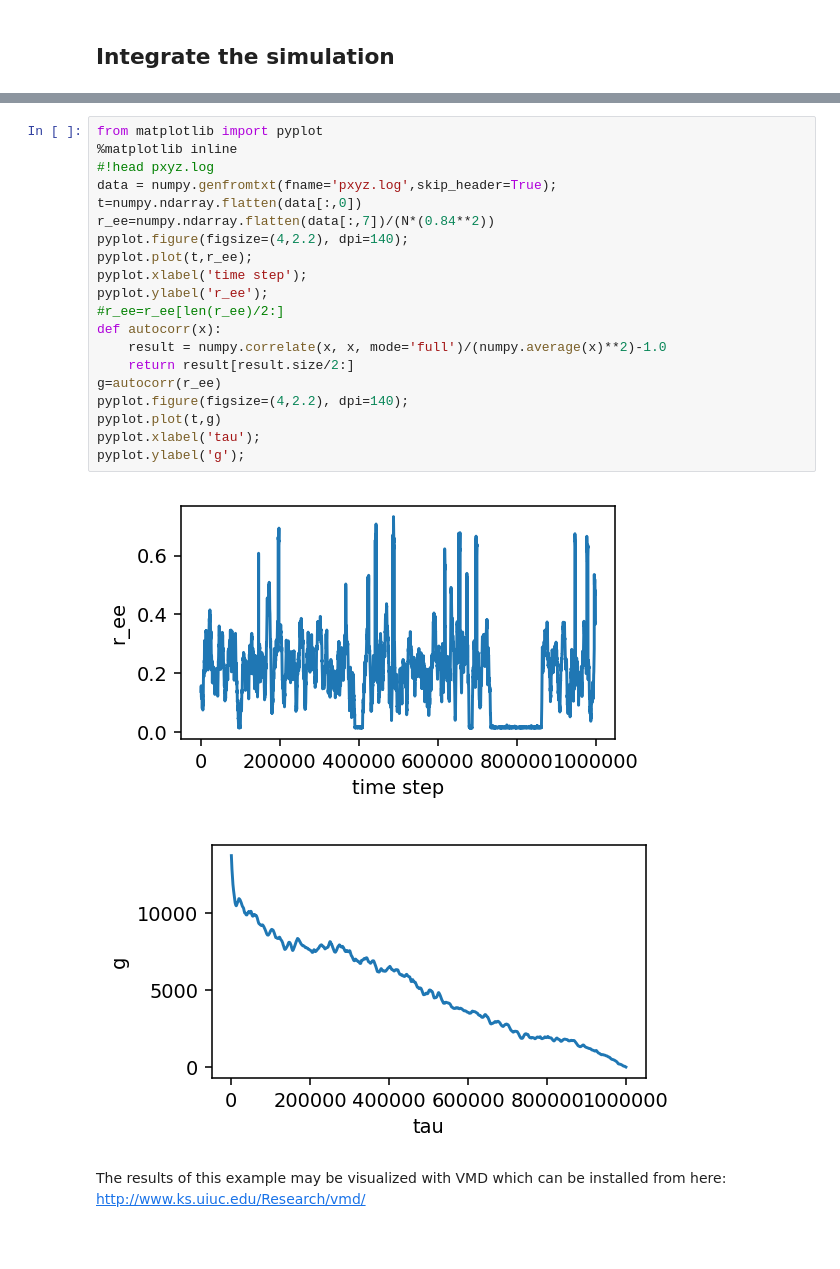
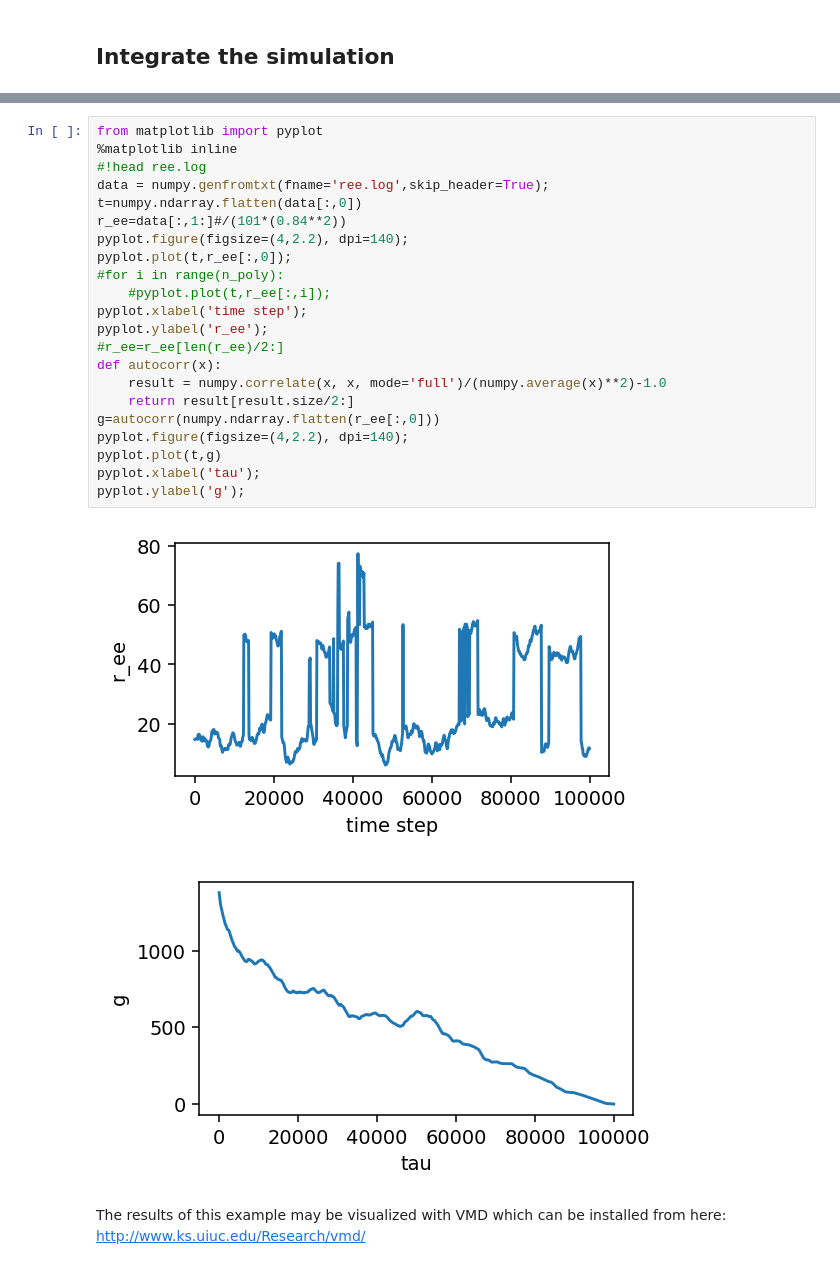
Before and after one commit to mikemhenry/Human-Genome-Model, a Jupyter notebook: create random polymer loop.ipynb, the cells around one changed output, grey strips where cells are left out. Cells and saved outputs as stored; diff of their text form; blank space fills up the shorter version.

```diff
--- a/create random polymer loop.ipynb
+++ b/create random polymer loop.ipynb
@@ -120,26 +123,28 @@ n_min    : 0 / n_max: 10 / n_avg: 0.0207612
 # %%
 from matplotlib import pyplot
 %matplotlib inline
-#!head pxyz.log
-data = numpy.genfromtxt(fname='pxyz.log',skip_header=True);
+#!head ree.log
+data = numpy.genfromtxt(fname='ree.log',skip_header=True);
 t=numpy.ndarray.flatten(data[:,0])
-r_ee=numpy.ndarray.flatten(data[:,7])/(N*(0.84**2))
+r_ee=data[:,1:]#/(101*(0.84**2))
 pyplot.figure(figsize=(4,2.2), dpi=140);
-pyplot.plot(t,r_ee);
+pyplot.plot(t,r_ee[:,0]);
+#for i in range(n_poly):
+    #pyplot.plot(t,r_ee[:,i]);
 pyplot.xlabel('time step');
 pyplot.ylabel('r_ee');
 #r_ee=r_ee[len(r_ee)/2:]
 def autocorr(x):
     result = numpy.correlate(x, x, mode='full')/(numpy.average(x)**2)-1.0
     return result[result.size/2:]
-g=autocorr(r_ee)
+g=autocorr(numpy.ndarray.flatten(r_ee[:,0]))
 pyplot.figure(figsize=(4,2.2), dpi=140);
 pyplot.plot(t,g)
 pyplot.xlabel('tau');
 pyplot.ylabel('g');
 # %% [output]
-[figure, old version]
+[figure, new version]
-[figure, old version]
+[figure, new version]
 # %% [markdown]
 The results of this example may be visualized with VMD which can be installed from here: http://www.ks.uiuc.edu/Research/vmd/
 # %%
```
Also changed, not shown: parts of 5 cells of this notebook, 2 other files.
